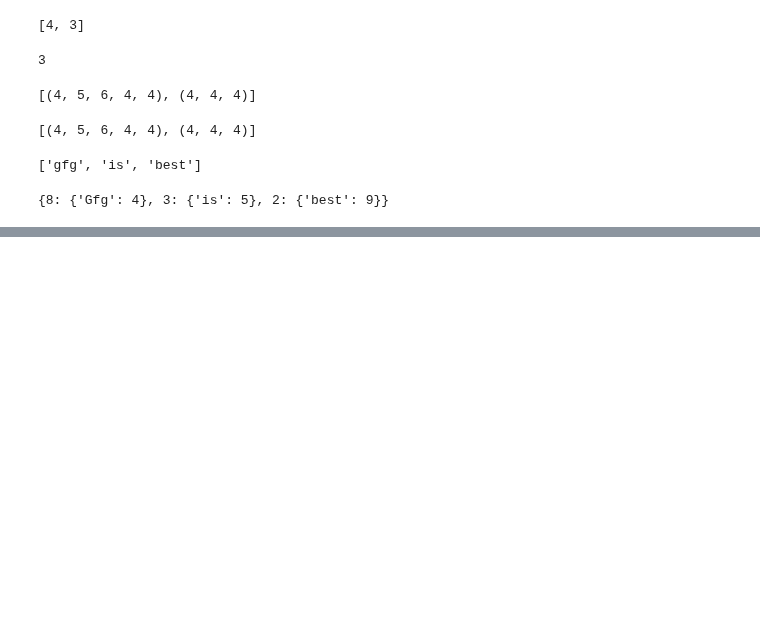
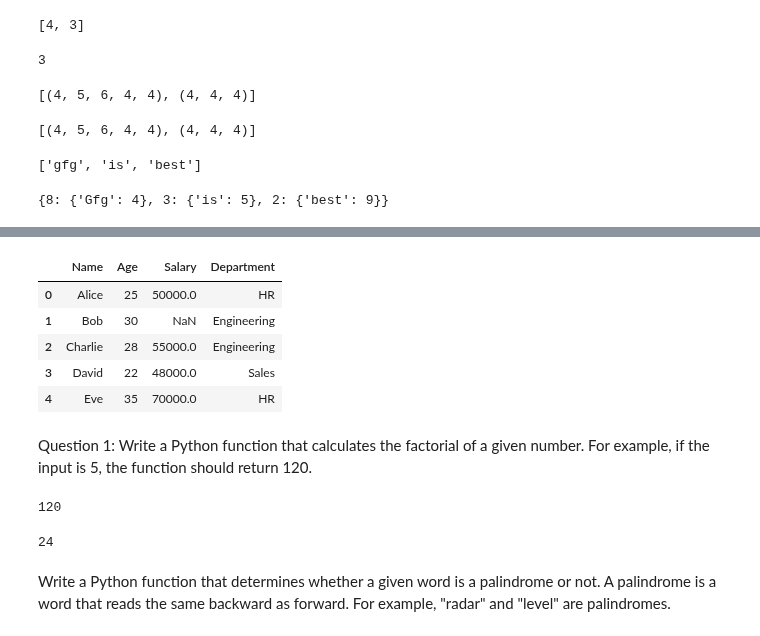
Before and after one commit to Ranjitghadge/Python-Practice, a Jupyter notebook: Python_Practice.ipynb, the cells around one changed output, grey strips where cells are left out. Saved outputs shown, nothing was run; the diff lists cells and outputs as text; code cells hidden in the pictures; blank space fills up the shorter version.

```diff
--- a/Python_Practice.ipynb
+++ b/Python_Practice.ipynb
@@ -3493,0 +3603,11 @@ print(n)
+# %%
+df.loc[1,'Salary'] = np.nan
+# %%
+df
+# %% [output]
+|  | Name | Age | Salary | Department |
+| 0 | Alice | 25 | 50000.0 | HR |
+| 1 | Bob | 30 | NaN | Engineering |
+| 2 | Charlie | 28 | 55000.0 | Engineering |
+| 3 | David | 22 | 48000.0 | Sales |
+| 4 | Eve | 35 | 70000.0 | HR |
@@ -3493,0 +3616,24 @@ print(n)
+# %% [markdown]
+Question 1: Write a Python function that calculates the factorial of a given number. For example, if the input is 5, the function should return 120.
+# %%
+def fact(num):
+  fact = 1
+
+  if num < 0:
+    return 'Enter valid no'
+  elif num > 0:
+    for i in range(1,num+1):
+      fact = fact * i
+    return fact
+
+num = 5
+A = fact(num)
+print(A)
+# %% [output]
+120
+# %%
+fact(4)
+# %% [output]
+24
+# %% [markdown]
+Write a Python function that determines whether a given word is a palindrome or not. A palindrome is a word that reads the same backward as forward. For example, "radar" and "level" are palindromes.
```
Also changed, not shown: parts of 18 cells of this notebook.
